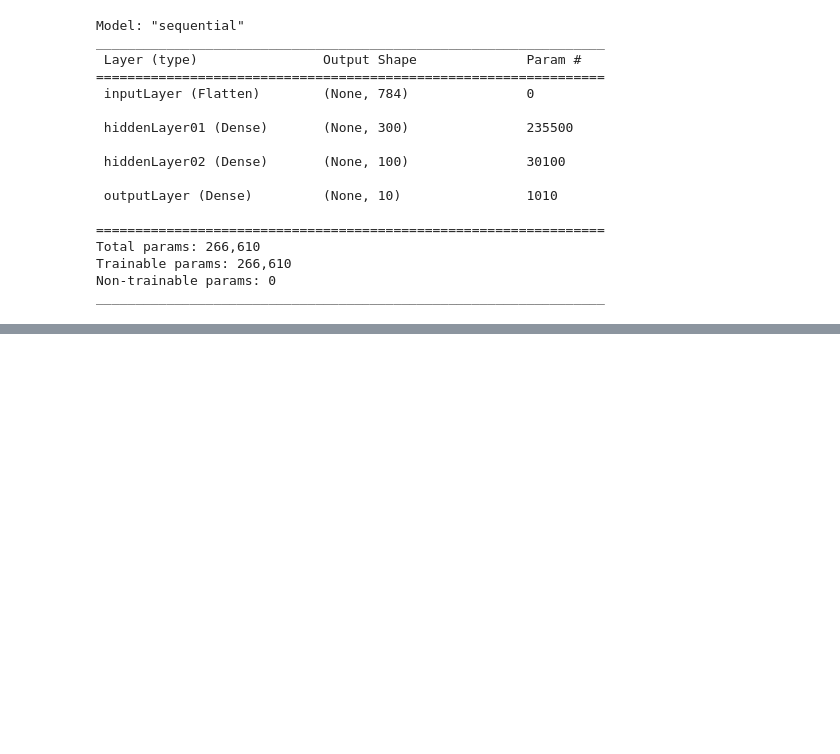
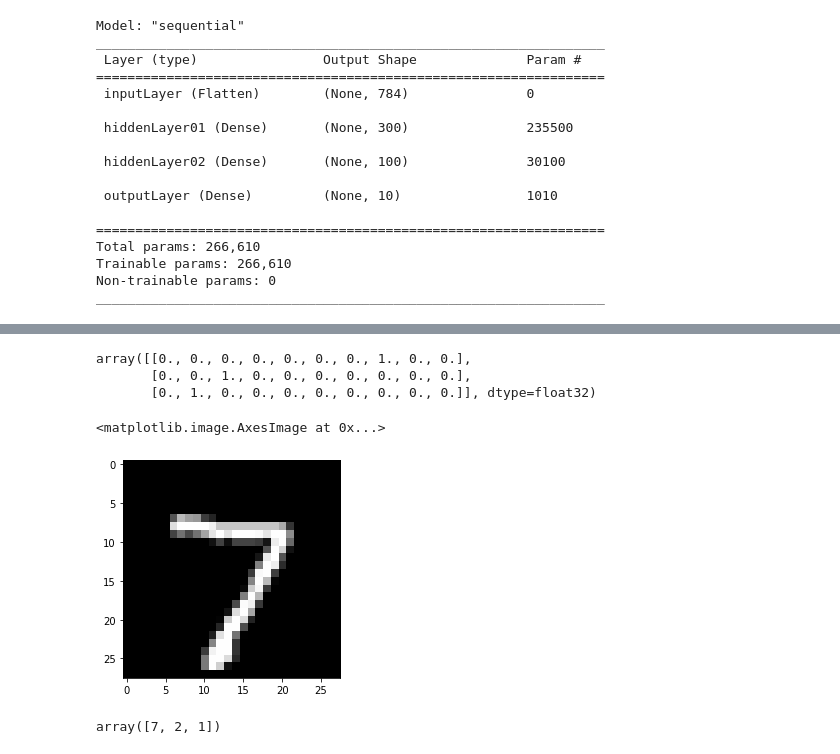
Before and after one commit to shiv0112/basics_of_CNN, a Jupyter notebook: TransferLearningPOC.ipynb, the cells around one changed output, grey strips where cells are left out. Drawn from its saved outputs; the diff is of its cells as text; code cells hidden in the pictures; blank space fills up the shorter version.

```diff
--- a/TransferLearningPOC.ipynb
+++ b/TransferLearningPOC.ipynb
@@ -122,0 +156,19 @@ history = model_clf.fit(
+# %%
+X_new = X_test[:3]
+
+y_prob = model_clf.predict(X_new)
+y_prob.round(3)
+# %% [output]
+array([[0., 0., 0., 0., 0., 0., 0., 1., 0., 0.],
+       [0., 0., 1., 0., 0., 0., 0., 0., 0., 0.],
+       [0., 1., 0., 0., 0., 0., 0., 0., 0., 0.]], dtype=float32)
+# %%
+plt.imshow(X_new[0],cmap='gray')
+# %% [output]
+<matplotlib.image.AxesImage at 0x...>
+[figure, added]
+# %%
+Y_pred = np.argmax(y_prob, axis = -1)
+Y_pred
+# %% [output]
+array([7, 2, 1])
```
Also changed, not shown: parts of 21 cells of this notebook.
